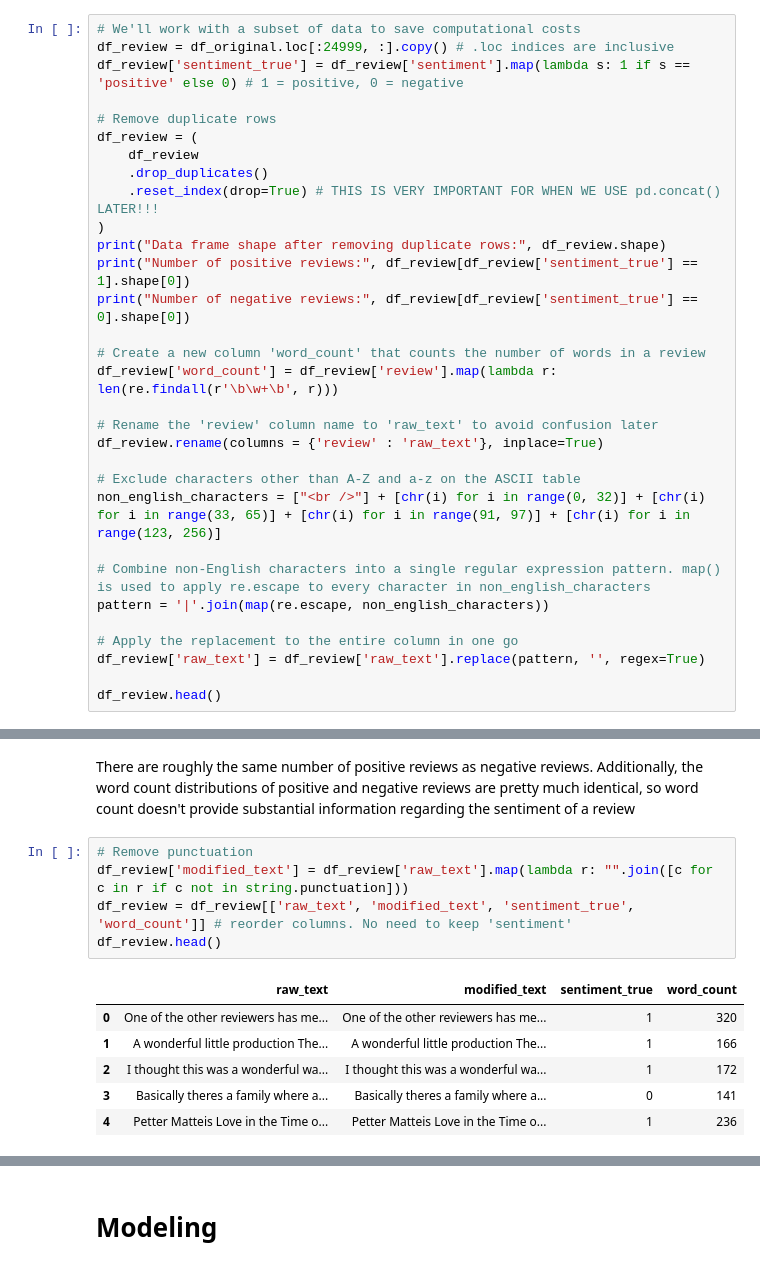
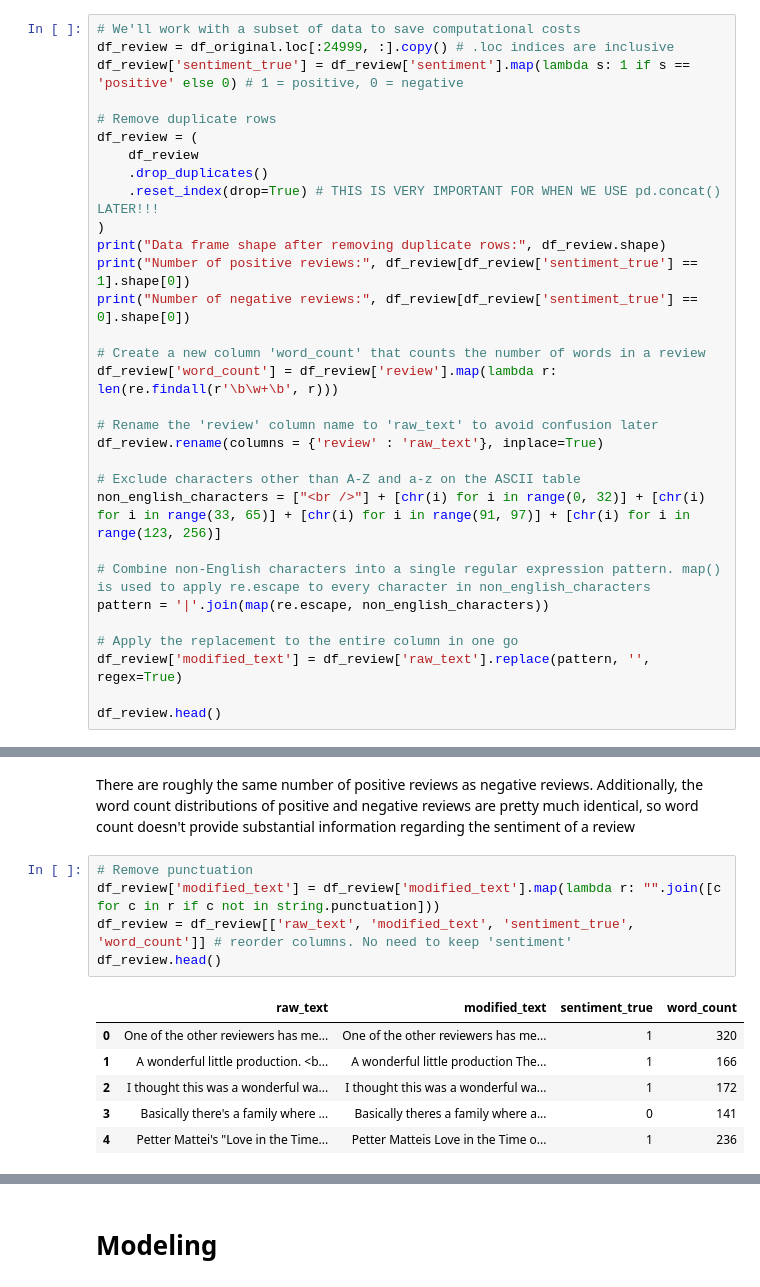
Before and after one commit to efei01/NSDC_F23_movie_reviews_project, a Jupyter notebook: Movie_Review_Sentiment_Analysis_V2.ipynb, the cells around one changed output, grey strips where cells are left out. Drawn from its saved outputs; the diff is of its cells as text.

```diff
--- a/Movie_Review_Sentiment_Analysis_V2.ipynb
+++ b/Movie_Review_Sentiment_Analysis_V2.ipynb
@@ -81,7 +81,7 @@ non_english_characters = ["<br />"] + [chr(i) for i in range(0, 32)] + [chr(i) f
 pattern = '|'.join(map(re.escape, non_english_characters))
 
 # Apply the replacement to the entire column in one go
-df_review['raw_text'] = df_review['raw_text'].replace(pattern, '', regex=True)
+df_review['modified_text'] = df_review['raw_text'].replace(pattern, '', regex=True)
 
 df_review.head()
 # %% [output]
@@ -110,16 +110,16 @@ plt.show()
 There are roughly the same number of positive reviews as negative reviews. Additionally, the word count distributions of positive and negative reviews are pretty much identical, so word count doesn't provide substantial information regarding the sentiment of a review
 # %%
 # Remove punctuation
-df_review['modified_text'] = df_review['raw_text'].map(lambda r: "".join([c for c in r if c not in string.punctuation]))
+df_review['modified_text'] = df_review['modified_text'].map(lambda r: "".join([c for c in r if c not in string.punctuation]))
 df_review = df_review[['raw_text', 'modified_text', 'sentiment_true', 'word_count']] # reorder columns. No need to keep 'sentiment'
 df_review.head()
 # %% [output]
 |  | raw_text | modified_text | sentiment_true | word_count |
 | 0 | One of the other reviewers has me... | One of the other reviewers has me... | 1 | 320 |
-| 1 | A wonderful little production The... | A wonderful little production The... | 1 | 166 |
+| 1 | A wonderful little production. <b... | A wonderful little production The... | 1 | 166 |
 | 2 | I thought this was a wonderful wa... | I thought this was a wonderful wa... | 1 | 172 |
-| 3 | Basically theres a family where a... | Basically theres a family where a... | 0 | 141 |
-| 4 | Petter Matteis Love in the Time o... | Petter Matteis Love in the Time o... | 1 | 236 |
+| 3 | Basically there's a family where ... | Basically theres a family where a... | 0 | 141 |
+| 4 | Petter Mattei's "Love in the Time... | Petter Matteis Love in the Time o... | 1 | 236 |
 # %%
 # Tokenize text into words
 df_review['modified_text'] = df_review['modified_text'].map(lambda m: re.split('\\W+', m)) # note to self: \W means non-english-characters, e.g. an empty space, a tab, etc.
```
Also changed, not shown: parts of 12 cells of this notebook.
